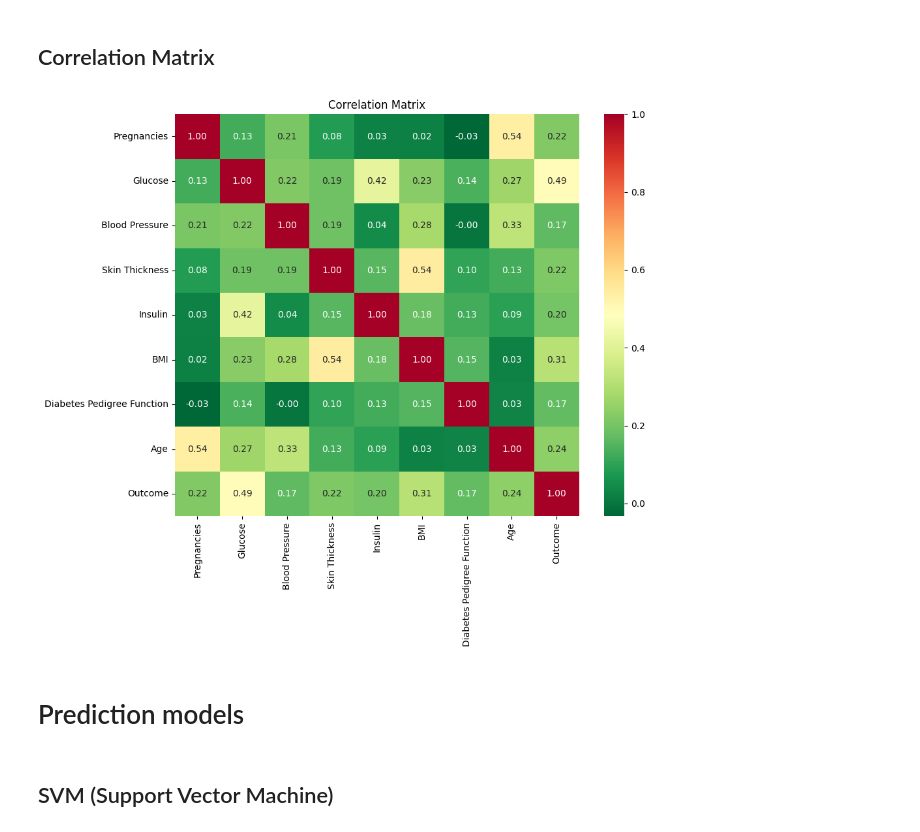
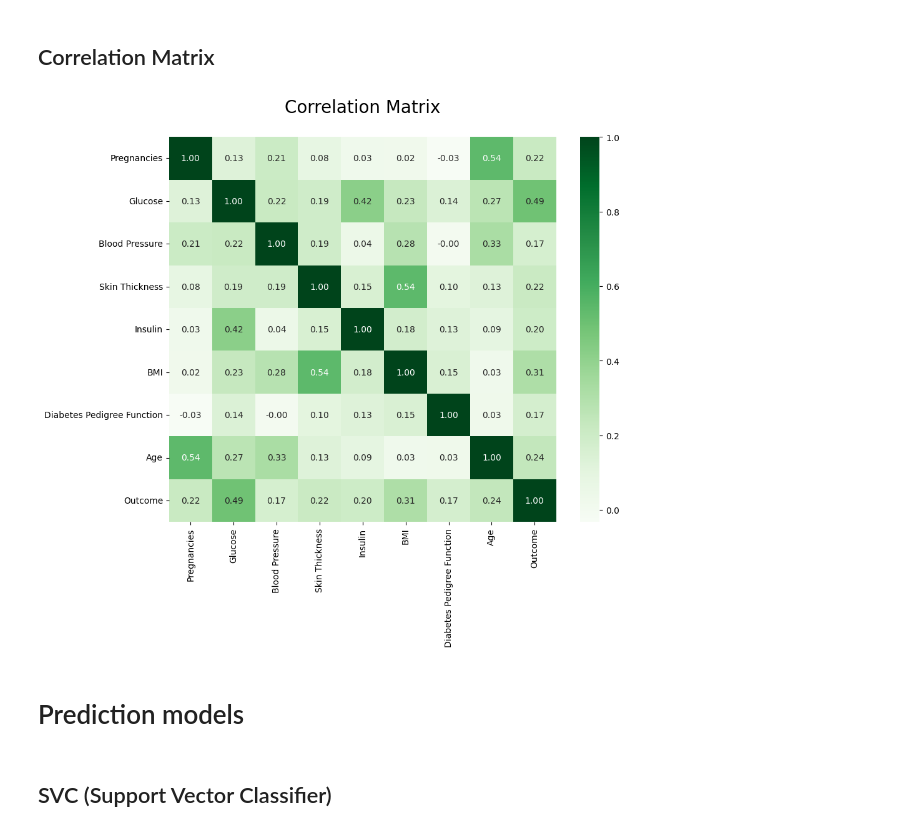
Before and after one commit to Bluxen/DA-Project1, a Jupyter notebook: 13_diabetes_prediction.ipynb, the cells around one changed output. Drawn from its saved outputs; the diff is of its cells as text; code cells hidden in the pictures.

```diff
--- a/13_diabetes_prediction.ipynb
+++ b/13_diabetes_prediction.ipynb
@@ -492,16 +517,16 @@ pair_plots = sns.pairplot(diabetes, hue='Outcome', vars=['Glucose', 'Blood Press
 # %%
 # correlation matrix of features
 correlation_matrix = diabetes.corr()
 plt.figure(figsize=(10, 8))
-sns.heatmap(correlation_matrix, annot=True, cmap='RdYlGn_r', fmt=".2f")
-plt.title('Correlation Matrix')
+sns.heatmap(correlation_matrix, annot=True, cmap='Greens', fmt=".2f")
+plt.title('Correlation Matrix', fontsize=20, y=1.05)
 plt.show()
 # %% [output]
-[figure, old version]
+[figure, new version]
 # %% [markdown]
 # Prediction models
 # %% [markdown]
-## SVM (Support Vector Machine)
+## SVC (Support Vector Classifier)
 # %%
 # list to store accuracy scores
 accuracy_scores = []
```
Also changed, not shown: parts of 3 cells of this notebook.
